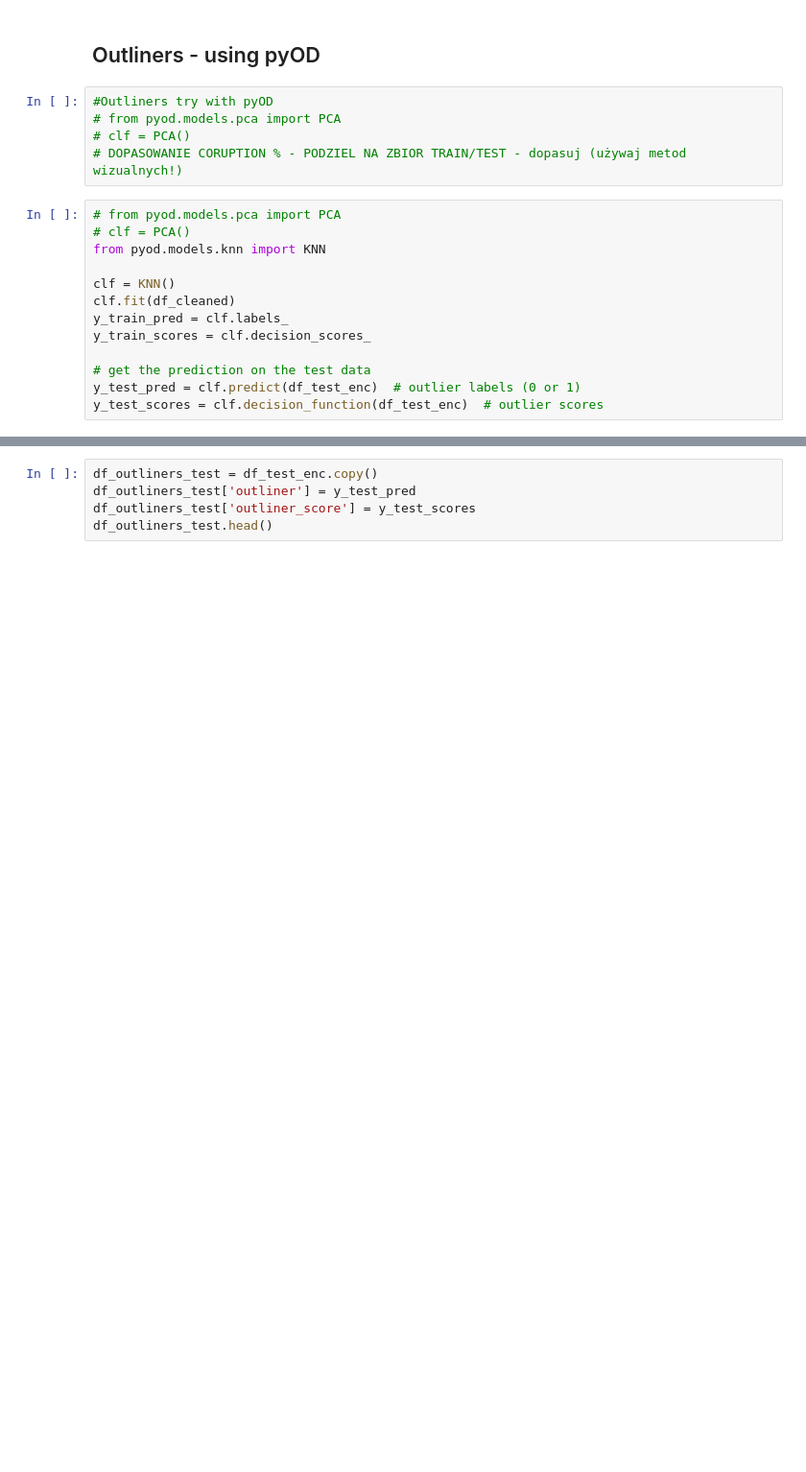
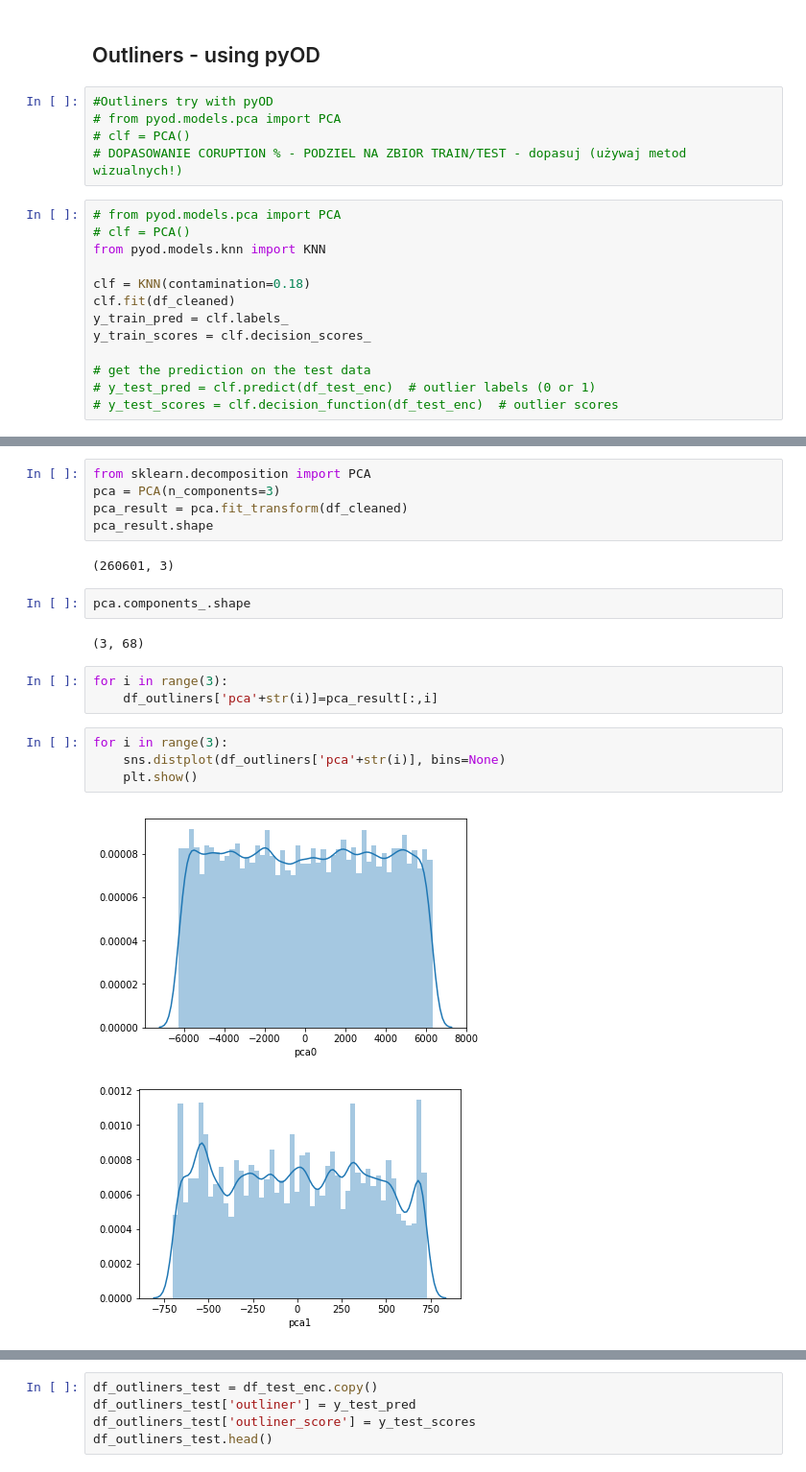
Before and after one commit to Barteus/ml-earthquake, a Jupyter notebook: simple-model-blog2-osemn.ipynb, the cells around one changed output, grey strips where cells are left out. Shown at 96% size. Cells and saved outputs as stored; diff of their text form; blank space fills up the shorter version.

```diff
--- a/simple-model-blog2-osemn.ipynb
+++ b/simple-model-blog2-osemn.ipynb
@@ -364,11 +197,11 @@ df_cleaned.head()
 # clf = PCA()
 from pyod.models.knn import KNN
 
-clf = KNN()
+clf = KNN(contamination=0.18)
 clf.fit(df_cleaned)
 y_train_pred = clf.labels_
 y_train_scores = clf.decision_scores_
 
 # get the prediction on the test data
-y_test_pred = clf.predict(df_test_enc)  # outlier labels (0 or 1)
-y_test_scores = clf.decision_function(df_test_enc)  # outlier scores
+# y_test_pred = clf.predict(df_test_enc)  # outlier labels (0 or 1)
+# y_test_scores = clf.decision_function(df_test_enc)  # outlier scores
@@ -374,0 +213,21 @@ y_test_scores = clf.decision_function(df_test_enc)  # outlier scores
+# %%
+from sklearn.decomposition import PCA
+pca = PCA(n_components=3)
+pca_result = pca.fit_transform(df_cleaned)
+pca_result.shape
+# %% [output]
+(260601, 3)
+# %%
+pca.components_.shape
+# %% [output]
+(3, 68)
+# %%
+for i in range(3):
+    df_outliners['pca'+str(i)]=pca_result[:,i]
+# %%
+for i in range(3):
+    sns.distplot(df_outliners['pca'+str(i)], bins=None)
+    plt.show()
+# %% [output]
+[figure, added]
+[figure, added]
```
Also changed, not shown: parts of 19 cells of this notebook, 1 other file.
